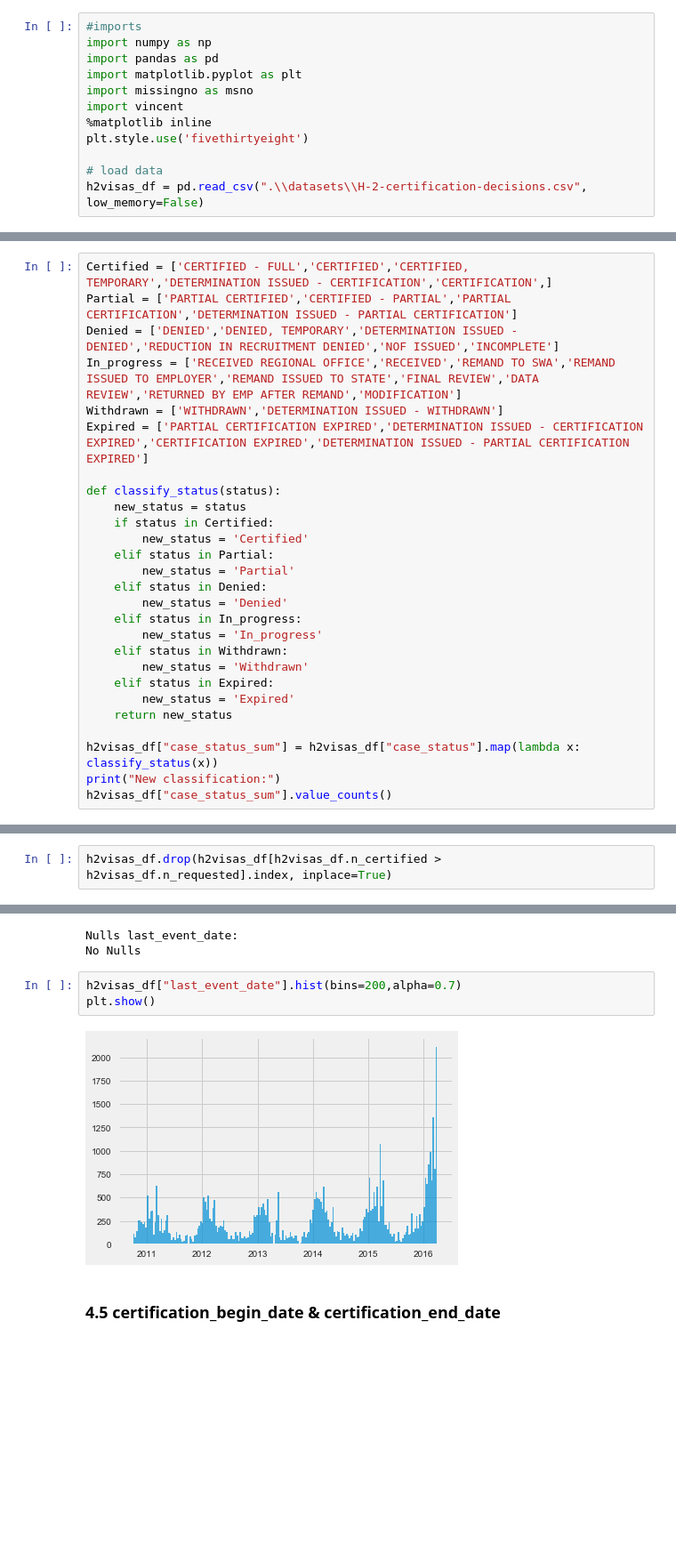
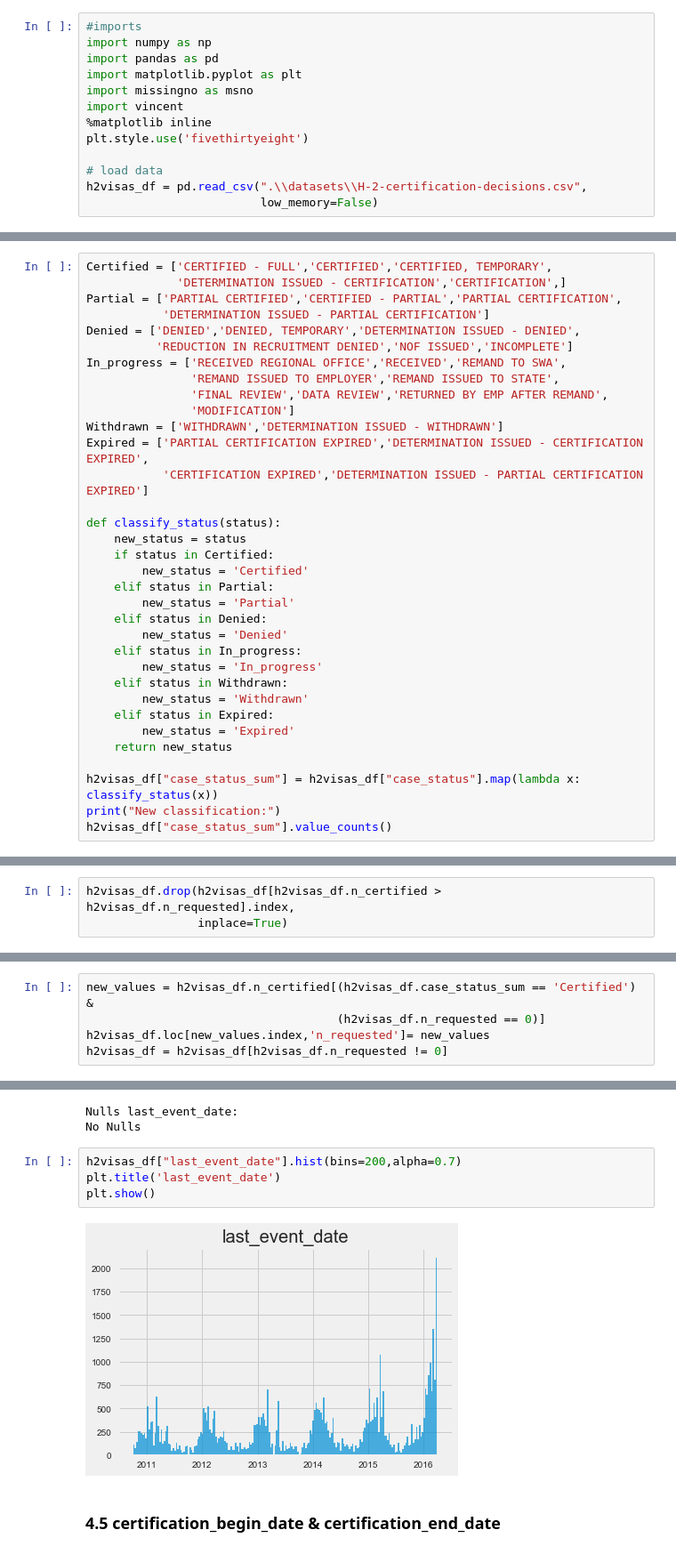
Before and after one commit to nachocarracedo/portfolio, a Jupyter notebook: H2_Visas/h2_visas_analysis.ipynb, the cells around one changed output, grey strips where cells are left out. Shown at 89% size. Drawn from its saved outputs; the diff is of its cells as text; blank space fills up the shorter version.

Commit message:
index

```diff
--- a/H2_Visas/h2_visas_analysis.ipynb
+++ b/H2_Visas/h2_visas_analysis.ipynb
@@ -42,7 +42,8 @@ import vincent
 plt.style.use('fivethirtyeight')
 
 # load data
-h2visas_df = pd.read_csv(".\\datasets\\H-2-certification-decisions.csv", low_memory=False)
+h2visas_df = pd.read_csv(".\\datasets\\H-2-certification-decisions.csv",
+                         low_memory=False)
 # %% [markdown]
 First, we check the number of columns, the names of these, and we print the first few rows of the data set to get an idea of how it looks like
 # %%
@@ -237,12 +238,19 @@ DETERMINATION ISSUED - PARTIAL CERTIFICATION EXPIRED        8
 DETERMINATION ISSUED - DENIED                               4
 Name: case_status, dtype: int64
 # %%
-Certified = ['CERTIFIED - FULL','CERTIFIED','CERTIFIED, TEMPORARY','DETERMINATION ISSUED - CERTIFICATION','CERTIFICATION',]
-Partial = ['PARTIAL CERTIFIED','CERTIFIED - PARTIAL','PARTIAL CERTIFICATION','DETERMINATION ISSUED - PARTIAL CERTIFICATION']
-Denied = ['DENIED','DENIED, TEMPORARY','DETERMINATION ISSUED - DENIED','REDUCTION IN RECRUITMENT DENIED','NOF ISSUED','INCOMPLETE']
-In_progress = ['RECEIVED REGIONAL OFFICE','RECEIVED','REMAND TO SWA','REMAND ISSUED TO EMPLOYER','REMAND ISSUED TO STATE','FINAL REVIEW','DATA REVIEW','RETURNED BY EMP AFTER REMAND','MODIFICATION']
+Certified = ['CERTIFIED - FULL','CERTIFIED','CERTIFIED, TEMPORARY',
+             'DETERMINATION ISSUED - CERTIFICATION','CERTIFICATION',]
+Partial = ['PARTIAL CERTIFIED','CERTIFIED - PARTIAL','PARTIAL CERTIFICATION',
+           'DETERMINATION ISSUED - PARTIAL CERTIFICATION']
+Denied = ['DENIED','DENIED, TEMPORARY','DETERMINATION ISSUED - DENIED',
+          'REDUCTION IN RECRUITMENT DENIED','NOF ISSUED','INCOMPLETE']
+In_progress = ['RECEIVED REGIONAL OFFICE','RECEIVED','REMAND TO SWA',
+               'REMAND ISSUED TO EMPLOYER','REMAND ISSUED TO STATE',
+               'FINAL REVIEW','DATA REVIEW','RETURNED BY EMP AFTER REMAND',
+               'MODIFICATION']
 Withdrawn = ['WITHDRAWN','DETERMINATION ISSUED - WITHDRAWN']
-Expired = ['PARTIAL CERTIFICATION EXPIRED','DETERMINATION ISSUED - CERTIFICATION EXPIRED','CERTIFICATION EXPIRED','DETERMINATION ISSUED - PARTIAL CERTIFICATION EXPIRED']
+Expired = ['PARTIAL CERTIFICATION EXPIRED','DETERMINATION ISSUED - CERTIFICATION EXPIRED',
+           'CERTIFICATION EXPIRED','DETERMINATION ISSUED - PARTIAL CERTIFICATION EXPIRED']
 
 def classify_status(status):
     new_status = status
@@ -413,7 +425,8 @@ h2visas_df[['visa_type','fy','case_status_sum','n_requested','n_certified']][h2v
 # %% [markdown]
 We drop this observations as there are very few and it won't affect our investigation:
 # %%
-h2visas_df.drop(h2visas_df[h2visas_df.n_certified > h2visas_df.n_requested].index, inplace=True)
+h2visas_df.drop(h2visas_df[h2visas_df.n_certified > h2visas_df.n_requested].index,
+                inplace=True)
 # %%
 print("What is the case status when n_requested is NaN? :")
 h2visas_df.case_status_sum[h2visas_df.n_requested.isnull()].value_counts()
@@ -451,0 +467,5 @@ h2visas_df = h2visas_df[h2visas_df.n_requested != 0]
+# %%
+new_values = h2visas_df.n_certified[(h2visas_df.case_status_sum == 'Certified') &
+                                    (h2visas_df.n_requested == 0)]
+h2visas_df.loc[new_values.index,'n_requested']= new_values
+h2visas_df = h2visas_df[h2visas_df.n_requested != 0]
@@ -472,9 +494,10 @@ Nulls last_event_date:
 No Nulls
 # %%
 h2visas_df["last_event_date"].hist(bins=200,alpha=0.7)
+plt.title('last_event_date')
 plt.show()
 # %% [output]
-[figure, old version]
+[figure, new version]
 # %% [markdown]
 ### 4.5 certification_begin_date & certification_end_date
 # %% [markdown]
```
Also changed, not shown: parts of 12 cells of this notebook, 1 other file.
